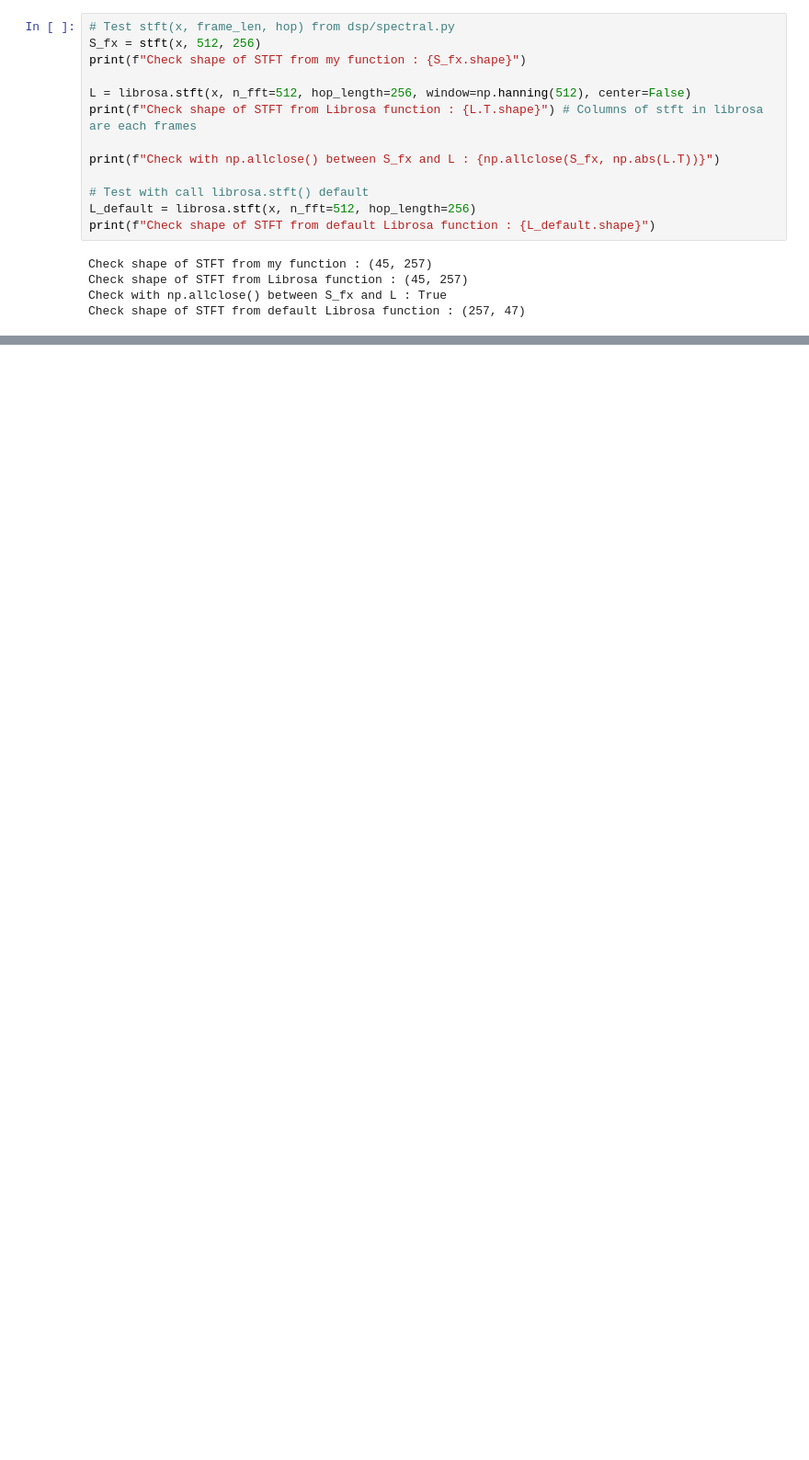
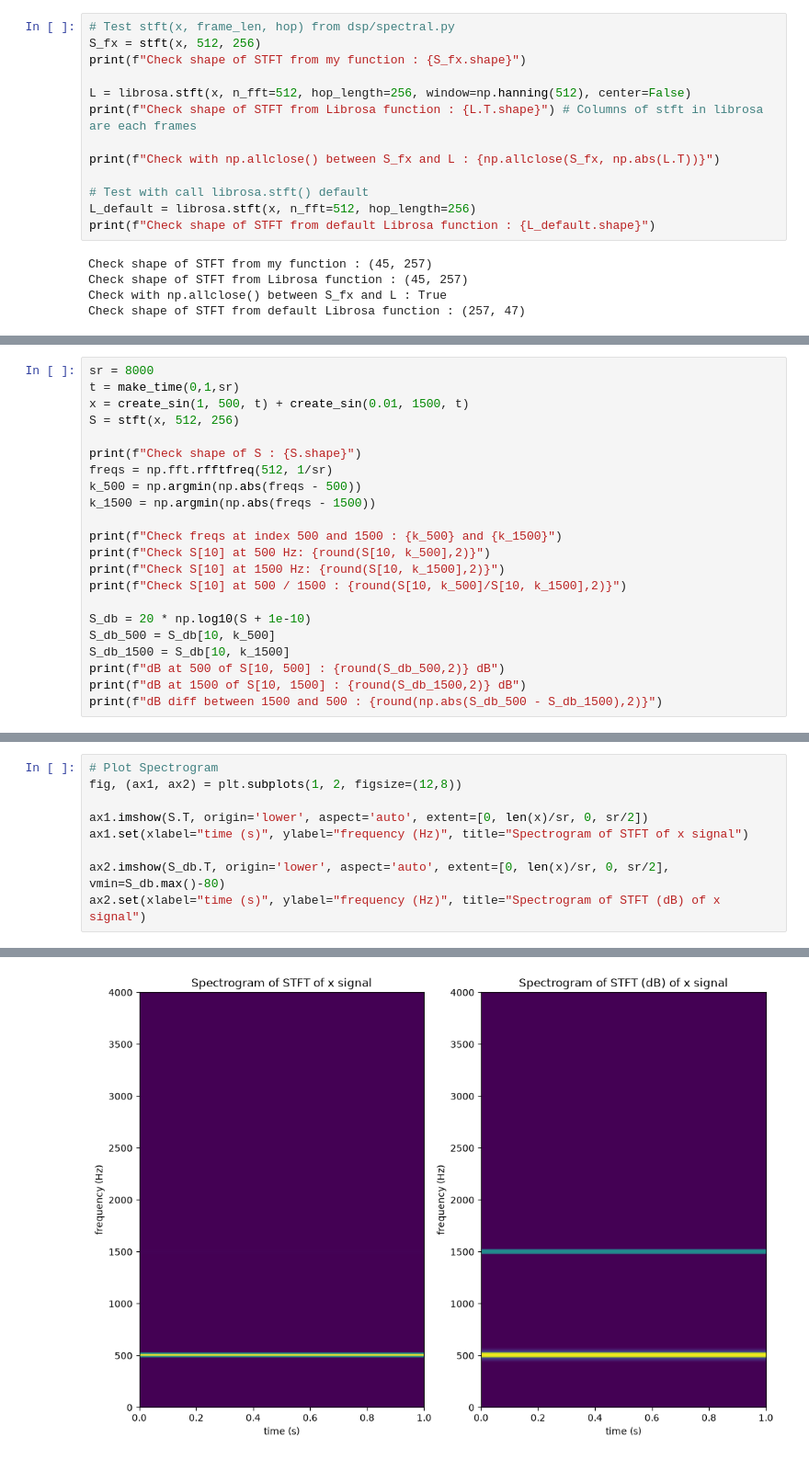
Before and after one commit to ohm-arthakorn/audio-based_music_recommendation, a Jupyter notebook: notebooks/06_STFT.ipynb, the cells around one changed output, grey strips where cells are left out. Shown at 92% size. Saved outputs shown, nothing was run; the diff lists cells and outputs as text; blank space fills up the shorter version.

Commit message:
docs: finish ST5 and check as complete
- finish ST5 compare between linear and dB scale
- check as complete in tasks.md

```diff
--- a/notebooks/06_STFT.ipynb
+++ b/notebooks/06_STFT.ipynb
@@ -291,0 +313,22 @@ Check shape of STFT from default Librosa function : (257, 47)
+# %%
+sr = 8000
+t = make_time(0,1,sr)
+x = create_sin(1, 500, t) + create_sin(0.01, 1500, t)
+S = stft(x, 512, 256)
+
+print(f"Check shape of S : {S.shape}")
+freqs = np.fft.rfftfreq(512, 1/sr)
+k_500 = np.argmin(np.abs(freqs - 500))
+k_1500 = np.argmin(np.abs(freqs - 1500))
+
+print(f"Check freqs at index 500 and 1500 : {k_500} and {k_1500}")
+print(f"Check S[10] at 500 Hz: {round(S[10, k_500],2)}")
+print(f"Check S[10] at 1500 Hz: {round(S[10, k_1500],2)}")
+print(f"Check S[10] at 500 / 1500 : {round(S[10, k_500]/S[10, k_1500],2)}")
+
+S_db = 20 * np.log10(S + 1e-10)
+S_db_500 = S_db[10, k_500]
+S_db_1500 = S_db[10, k_1500]
+print(f"dB at 500 of S[10, 500] : {round(S_db_500,2)} dB")
+print(f"dB at 1500 of S[10, 1500] : {round(S_db_1500,2)} dB")
+print(f"dB diff between 1500 and 500 : {round(np.abs(S_db_500 - S_db_1500),2)}")
@@ -291,0 +344,10 @@ Check shape of STFT from default Librosa function : (257, 47)
+# %%
+# Plot Spectrogram
+fig, (ax1, ax2) = plt.subplots(1, 2, figsize=(12,8))
+
+ax1.imshow(S.T, origin='lower', aspect='auto', extent=[0, len(x)/sr, 0, sr/2])
+ax1.set(xlabel="time (s)", ylabel="frequency (Hz)", title="Spectrogram of STFT of x signal")
+
+ax2.imshow(S_db.T, origin='lower', aspect='auto', extent=[0, len(x)/sr, 0, sr/2], vmin=S_db.max()-80)
+ax2.set(xlabel="time (s)", ylabel="frequency (Hz)", title="Spectrogram of STFT (dB) of x signal")
+# %% [output]
@@ -291,0 +357 @@ Check shape of STFT from default Librosa function : (257, 47)
+[figure, added]
```
Also changed, not shown: parts of 3 cells of this notebook, 1 other file.
